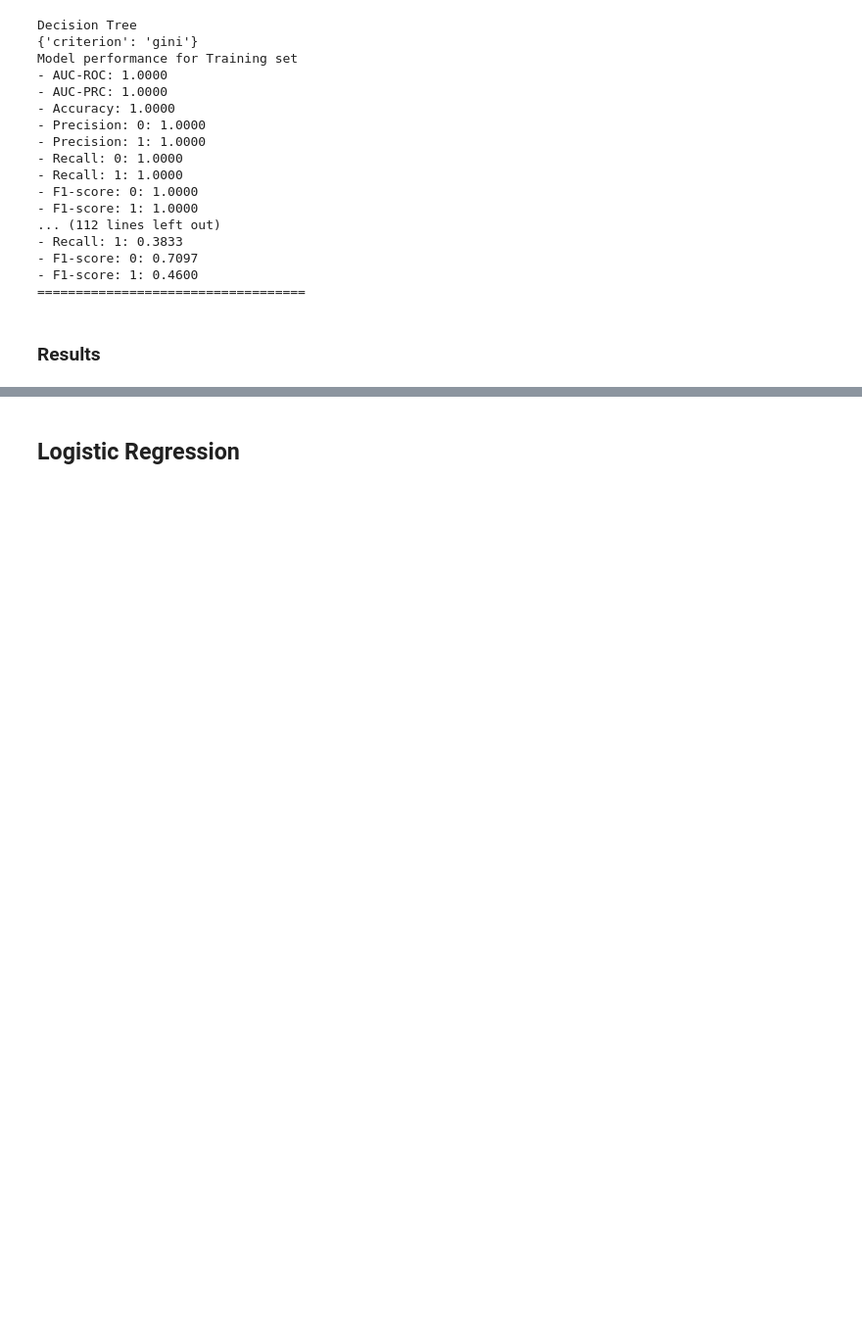
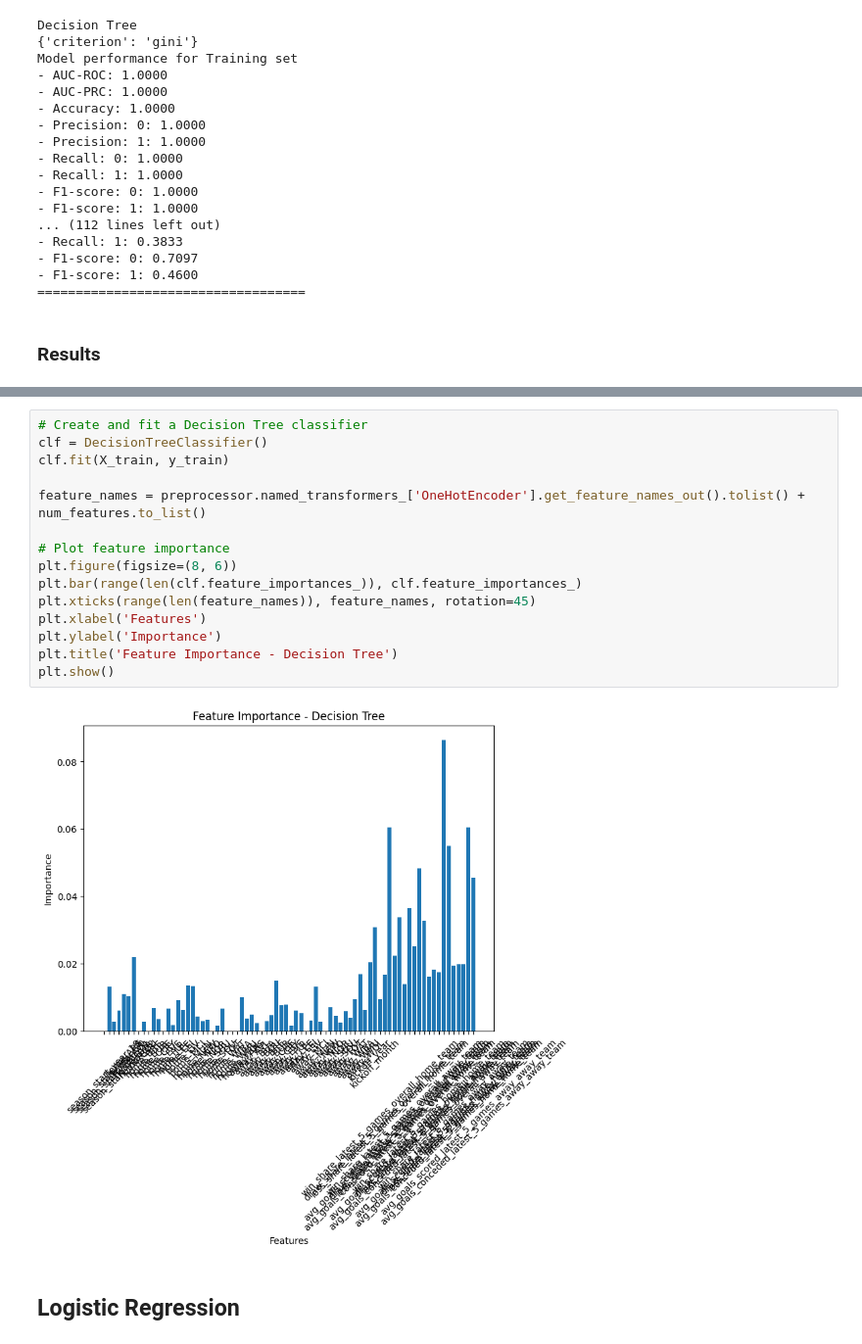
Before and after one commit to marcberg/FPL_predictions, a Jupyter notebook: notebook/1.2. MODEL TRAINING.ipynb, the cells around one changed output, grey strips where cells are left out. Shown at 98% size. Drawn from its saved outputs; the diff is of its cells as text; blank space fills up the shorter version.

```diff
--- a/notebook/1.2. MODEL TRAINING.ipynb
+++ b/notebook/1.2. MODEL TRAINING.ipynb
@@ -274,3 +323,20 @@ pd.DataFrame(list(zip(model_list, AUC_ROC_list)), columns=['Model Name', 'AUC_RO
+# %%
+# Create and fit a Decision Tree classifier
+clf = DecisionTreeClassifier()
+clf.fit(X_train, y_train)
+
+feature_names = preprocessor.named_transformers_['OneHotEncoder'].get_feature_names_out().tolist() + num_features.to_list()
+
+# Plot feature importance
+plt.figure(figsize=(8, 6))
+plt.bar(range(len(clf.feature_importances_)), clf.feature_importances_)
+plt.xticks(range(len(feature_names)), feature_names, rotation=45)
+plt.xlabel('Features')
+plt.ylabel('Importance')
+plt.title('Feature Importance - Decision Tree')
+plt.show()
+# %% [output]
+[figure, added]
 # %% [markdown]
 ## Logistic Regression
 # %%
```
Also changed, not shown: parts of 4 cells of this notebook.
